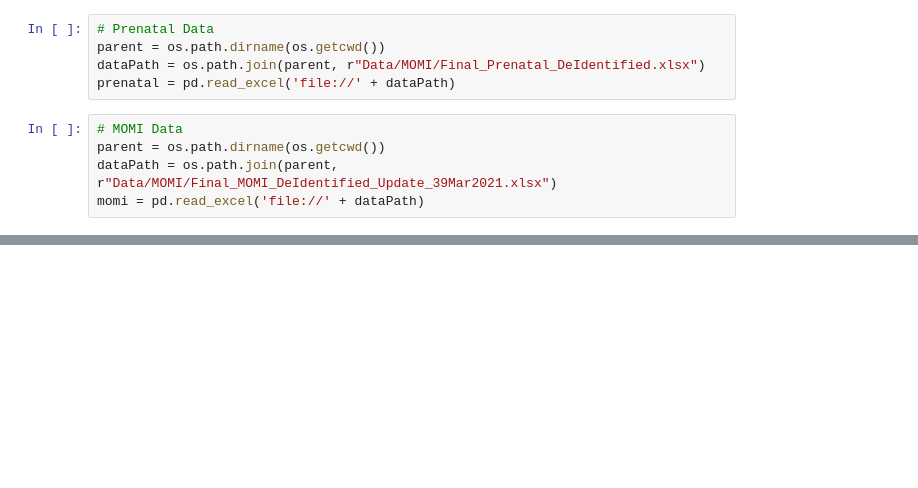
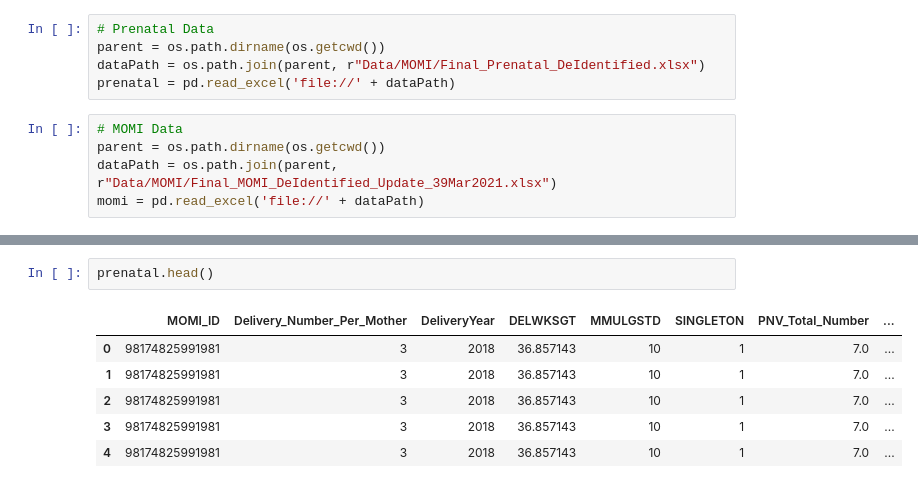
Before and after one commit to rachellb/Bennett_OUDSA5900, a Jupyter notebook: Descriptions/Momi_Descriptions.ipynb, the cells around one changed output, grey strips where cells are left out. Drawn from its saved outputs; the diff is of its cells as text; blank space fills up the shorter version.

```diff
--- a/Descriptions/Momi_Descriptions.ipynb
+++ b/Descriptions/Momi_Descriptions.ipynb
@@ -21,0 +73,9 @@ report
+# %%
+prenatal.head()
+# %% [output]
+|  | MOMI_ID | Delivery_Number_Per_Mother | DeliveryYear | DELWKSGT | MMULGSTD | SINGLETON | PNV_Total_Number | ... |
+| 0 | 98174825991981 | 3 | 2018 | 36.857143 | 10 | 1 | 7.0 | ... |
+| 1 | 98174825991981 | 3 | 2018 | 36.857143 | 10 | 1 | 7.0 | ... |
+| 2 | 98174825991981 | 3 | 2018 | 36.857143 | 10 | 1 | 7.0 | ... |
+| 3 | 98174825991981 | 3 | 2018 | 36.857143 | 10 | 1 | 7.0 | ... |
+| 4 | 98174825991981 | 3 | 2018 | 36.857143 | 10 | 1 | 7.0 | ... |
```
Also changed, not shown: parts of 18 cells of this notebook, 1 other file.
